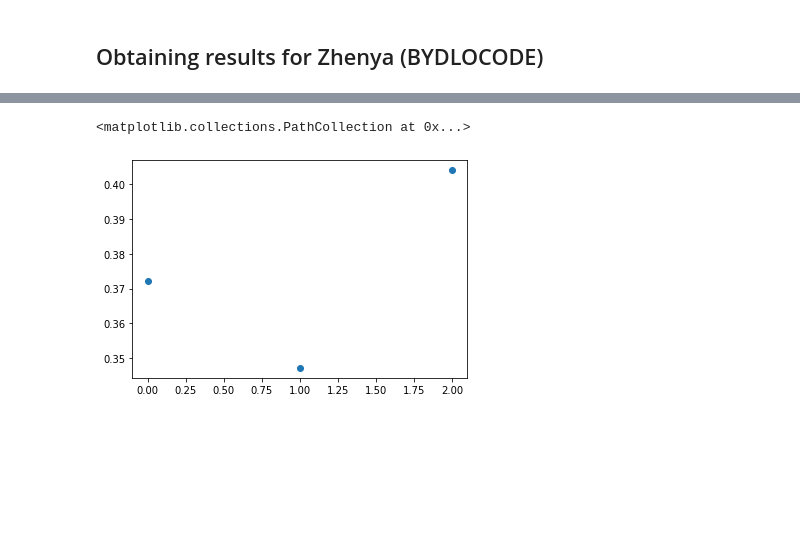
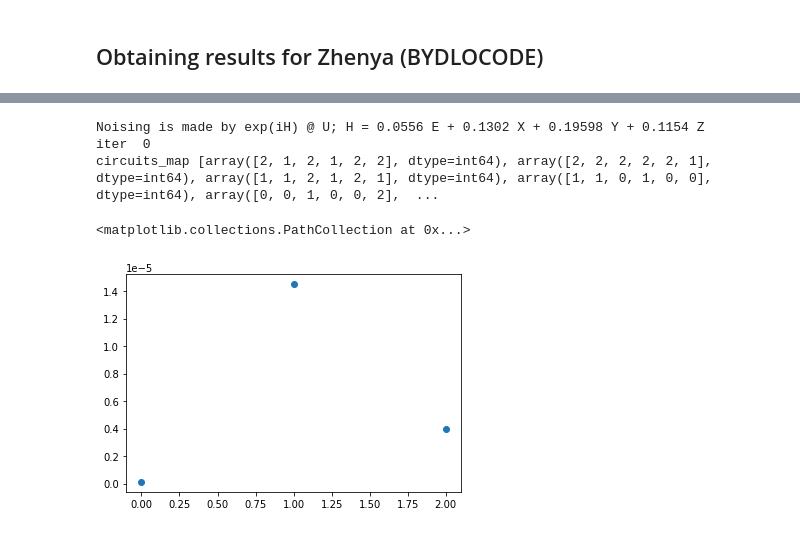
Before and after one commit to Q-c7/nau4ka_circuits, a Jupyter notebook: 1qubit-solver_lastver.ipynb, the cells around one changed output, grey strips where cells are left out. Saved outputs shown, nothing was run; the diff lists cells and outputs as text; code cells hidden in the pictures; blank space fills up the shorter version.

```diff
--- a/1qubit-solver_lastver.ipynb
+++ b/1qubit-solver_lastver.ipynb
@@ -160,7 +194,7 @@ class MeasurementData:
         if (noisy_id == -1):
             self.hidden_set = tf.identity(pure_unitary_set)
         else:
-            noisy_gate = (matr_Rx(-math.pi/8) @ pure_unitary_set[noisy_id] @ matr_Rx(math.pi/8))
+            noisy_gate = wrong_unitary_fixed(pure_unitary_set[noisy_id], pE_fix, pX_fix, pY_fix, pZ_fix)
             self.hidden_set = tf.concat([pure_unitary_set[:noisy_id],
                                noisy_gate[tf.newaxis],
                                pure_unitary_set[noisy_id+1:]], axis=0)
@@ -294,8 +332,8 @@ user_data3 = MeasurementData(circuits_map3, noisy_gate1, pure_unitary_set)
 ## Working with the optimizer
 # %%
 iterations = 750
-lmbd = 0.3
-lr = 0.1
+lmbd = 0.1
+lr = 0.05
 # %%
 opt1 = qgo.optimizers.RAdam(m, lr)
 c1.init_workspace(pure_unitary_set)
@@ -358,7 +412,7 @@ def RunExperiment (runs=10, circ_number=3, noisy_gate=0):
     norms_list = None
     last_iter_list = []
 
-    for _ in range(runs):
+    for iter in range(runs):
         circuits_map_test = [tf.random.categorical(tf.math.log(tf.ones((1, 3)) / 3), 6)[0].numpy() for i in range(circ_number)]
         c_test = Circuits(circuits_map_test, pure_unitary_set)
         user_data_test = MeasurementData(circuits_map_test, noisy_gate, pure_unitary_set)
@@ -369,5 +423,8 @@ def RunExperiment (runs=10, circ_number=3, noisy_gate=0):
 
         last_iter_list.append(c_test.complex_workspace())
 
+        print ('iter ', iter)
+        print ('circuits_map', circuits_map_test)
+
     norms_list = tf.concat([tf.linalg.norm(last_iter_list[i] - c_test.ideal_set, axis=(-2, -1))[tf.newaxis] for i in range(runs)], axis=0)
     return norms_list
@@ -376,3 +431,6 @@ noisy_gate_test = 2
+# %%
+noisy_gate_test = 0
+tf.random.set_seed(223322)
 # %%
 ans1 = RunExperiment(1, 3, noisy_gate_test)
 plt.scatter(tf.constant([0, 1, 2,]), tf.reduce_mean(ans1, axis=0))
@@ -388,6 +452,9 @@ plt.scatter(tf.constant([0, 1, 2,]), tf.reduce_mean(ans2, axis=0))
 # %%
-ans3 = RunExperiment(1, 12, noisy_gate_test)
+ans3 = RunExperiment(1, 11, noisy_gate_test)
 plt.scatter(tf.constant([0, 1, 2,]), tf.reduce_mean(ans3, axis=0))
 # %% [output]
-<matplotlib.collections.PathCollection at 0x...>
+Noising is made by exp(iH) @ U; H = 0.0556 E + 0.1302 X + 0.19598 Y + 0.1154 Z
+iter  0
+circuits_map [array([2, 1, 2, 1, 2, 2], dtype=int64), array([2, 2, 2, 2, 2, 1], dtype=int64), array([1, 1, 2, 1, 2, 1], dtype=int64), array([1, 1, 0, 1, 0, 0], dtype=int64), array([0, 0, 1, 0, 0, 2],  ...
+<matplotlib.collections.PathCollection at 0x...>
-[figure, old version]
+[figure, new version]
```
Also changed, not shown: parts of 17 cells of this notebook.
